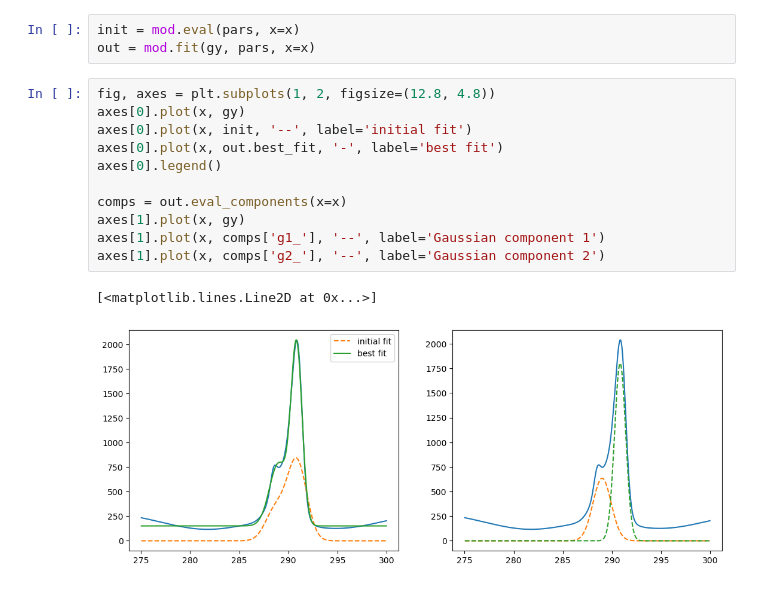
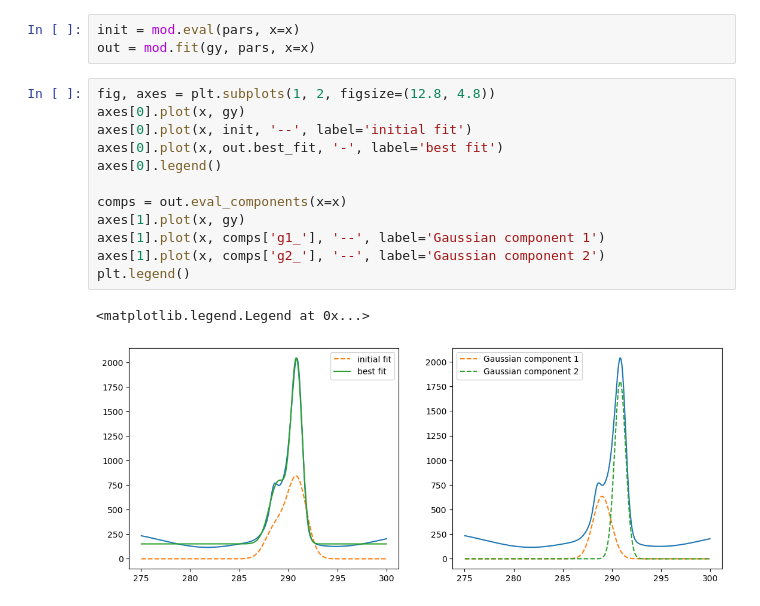
Before and after one commit to eridanirojas/2DTMD_ANML, a Jupyter notebook: xps/XPStest.ipynb, the cells around one changed output. Saved outputs shown, nothing was run; the diff lists cells and outputs as text.

```diff
--- a/raman_processing/XPStest.ipynb
+++ b/xps/XPStest.ipynb
@@ -157,14 +209,15 @@ out = mod.fit(gy, pars, x=x)
 # %%
 fig, axes = plt.subplots(1, 2, figsize=(12.8, 4.8))
 axes[0].plot(x, gy)
 axes[0].plot(x, init, '--', label='initial fit')
 axes[0].plot(x, out.best_fit, '-', label='best fit')
 axes[0].legend()
 
 comps = out.eval_components(x=x)
 axes[1].plot(x, gy)
 axes[1].plot(x, comps['g1_'], '--', label='Gaussian component 1')
 axes[1].plot(x, comps['g2_'], '--', label='Gaussian component 2')
+plt.legend()
 # %% [output]
-[<matplotlib.lines.Line2D at 0x...>]
+<matplotlib.legend.Legend at 0x...>
-[figure, old version]
+[figure, new version]
```
Also changed, not shown: parts of 8 cells of this notebook, 14 other files.
